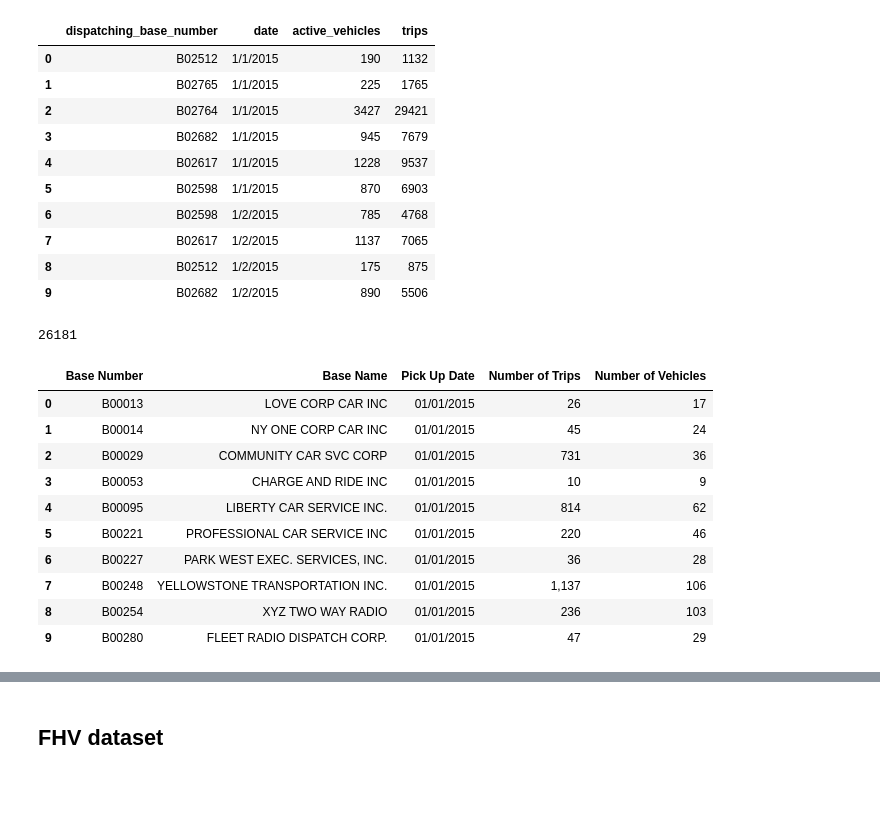
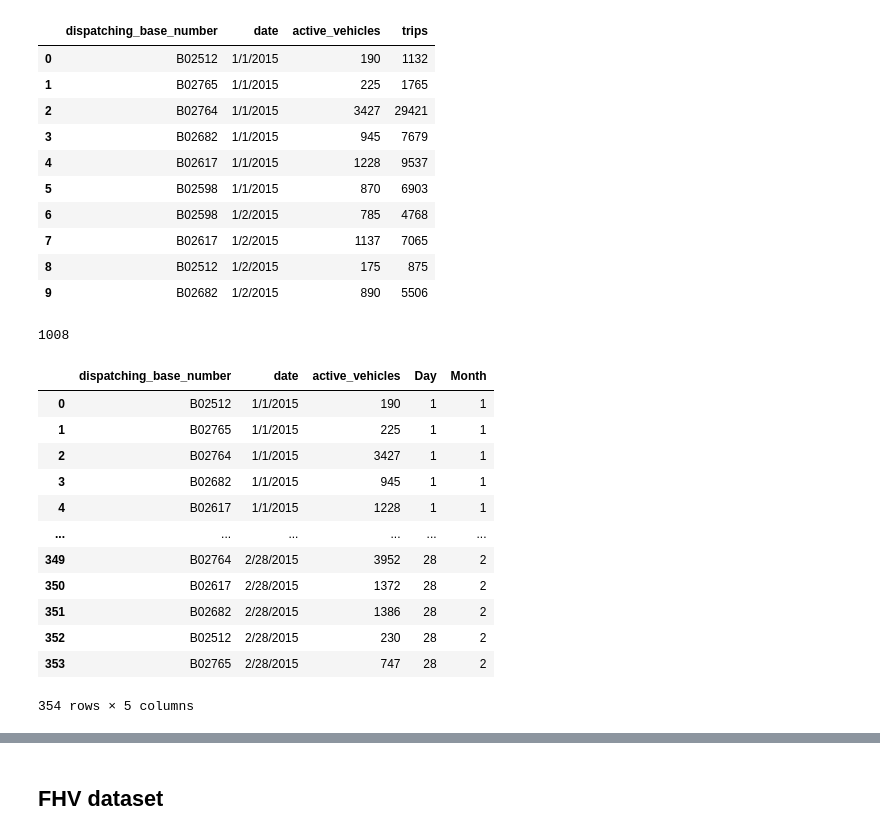
Before and after one commit to bring-nirachornkul/Big-Data-group-project, a Jupyter notebook: uber_preprocessing.ipynb, the cells around one changed output, grey strips where cells are left out. Saved outputs shown, nothing was run; the diff lists cells and outputs as text; code cells hidden in the pictures; blank space fills up the shorter version.

```diff
--- a/uber_preprocessing.ipynb
+++ b/uber_preprocessing.ipynb
@@ -687,19 +662,38 @@ df_agg[1].head(10)
 | 7 | B02617 | 1/2/2015 | 1137 | 7065 |
 | 8 | B02512 | 1/2/2015 | 175 | 875 |
 | 9 | B02682 | 1/2/2015 | 890 | 5506 |
-# %%
-print(len(df_agg[0].index))
-df_agg[0].head(10)
-# %% [output]
-26181
-|  | Base Number | Base Name | Pick Up Date | Number of Trips | Number of Vehicles |
-| 0 | B00013 | LOVE CORP CAR INC | 01/01/2015 | 26 | 17 |
-| 1 | B00014 | NY ONE CORP CAR INC | 01/01/2015 | 45 | 24 |
-| 2 | B00029 | COMMUNITY CAR SVC CORP | 01/01/2015 | 731 | 36 |
-| 3 | B00053 | CHARGE AND RIDE INC | 01/01/2015 | 10 | 9 |
-| 4 | B00095 | LIBERTY CAR SERVICE INC. | 01/01/2015 | 814 | 62 |
-| 5 | B00221 | PROFESSIONAL CAR SERVICE INC | 01/01/2015 | 220 | 46 |
-| 6 | B00227 | PARK WEST EXEC. SERVICES, INC. | 01/01/2015 | 36 | 28 |
-| 7 | B00248 | YELLOWSTONE TRANSPORTATION INC. | 01/01/2015 | 1,137 | 106 |
-| 8 | B00254 | XYZ TWO WAY RADIO | 01/01/2015 | 236 | 103 |
-| 9 | B00280 | FLEET RADIO DISPATCH CORP. | 01/01/2015 | 47 | 29 |
+# %%
+tlc_code_janfeb = ['B02512']*24*7+['B02598']*24*7+['B02617']*24*7+['B02682']*24*7+['B02764']*24*7+['B02765']*24*7
+week_janfeb = ['Mon']*24+['Tue']*24+['Wed']*24+['Thu']*24+['Fri']*24+['Sat']*24+['Sun']*24
+week_janfeb = week_janfeb*6
+hour_janfeb = [i for i in range(1, 25)]*7*6
+# %% [output]
+1008
+# %%
+df_tmp = df_agg[1].drop('trips', 1)
+
+d = []
+m = []
+tmp_date = df_tmp['date'].values
+for i in tmp_date:
+  res = re.split('/', i)
+  d.append(int(res[1]))
+  m.append(int(res[0]))
+df_tmp['Day'] = d
+df_tmp['Month'] = m
+
+df_tmp
+# %% [output]
+|  | dispatching_base_number | date | active_vehicles | Day | Month |
+| 0 | B02512 | 1/1/2015 | 190 | 1 | 1 |
+| 1 | B02765 | 1/1/2015 | 225 | 1 | 1 |
+| 2 | B02764 | 1/1/2015 | 3427 | 1 | 1 |
+| 3 | B02682 | 1/1/2015 | 945 | 1 | 1 |
+| 4 | B02617 | 1/1/2015 | 1228 | 1 | 1 |
+| ... | ... | ... | ... | ... | ... |
+| 349 | B02764 | 2/28/2015 | 3952 | 28 | 2 |
+| 350 | B02617 | 2/28/2015 | 1372 | 28 | 2 |
+| 351 | B02682 | 2/28/2015 | 1386 | 28 | 2 |
+| 352 | B02512 | 2/28/2015 | 230 | 28 | 2 |
+| 353 | B02765 | 2/28/2015 | 747 | 28 | 2 |
+354 rows × 5 columns
```
Also changed, not shown: parts of 9 cells of this notebook.
